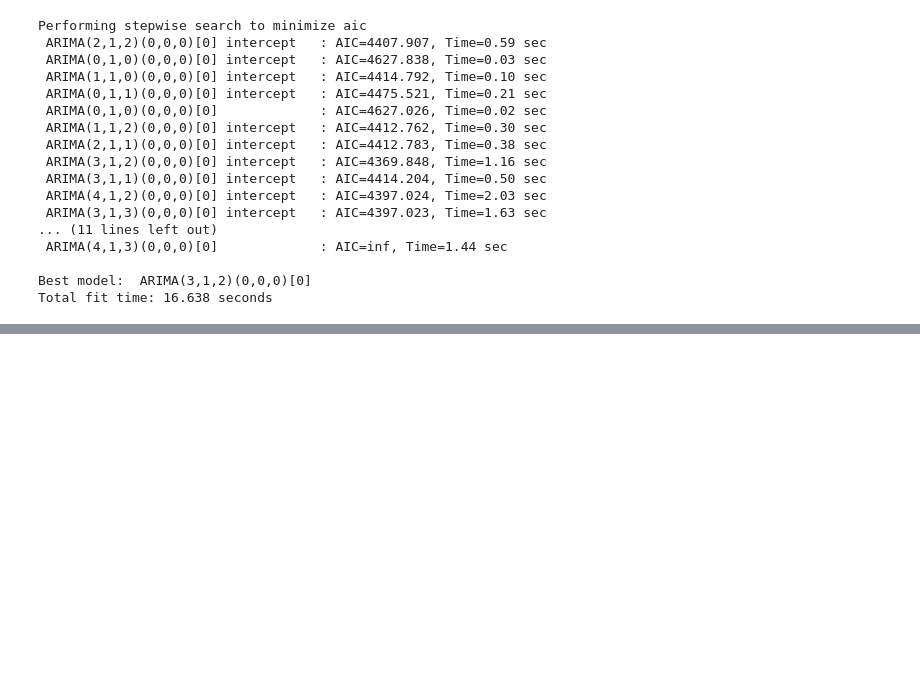
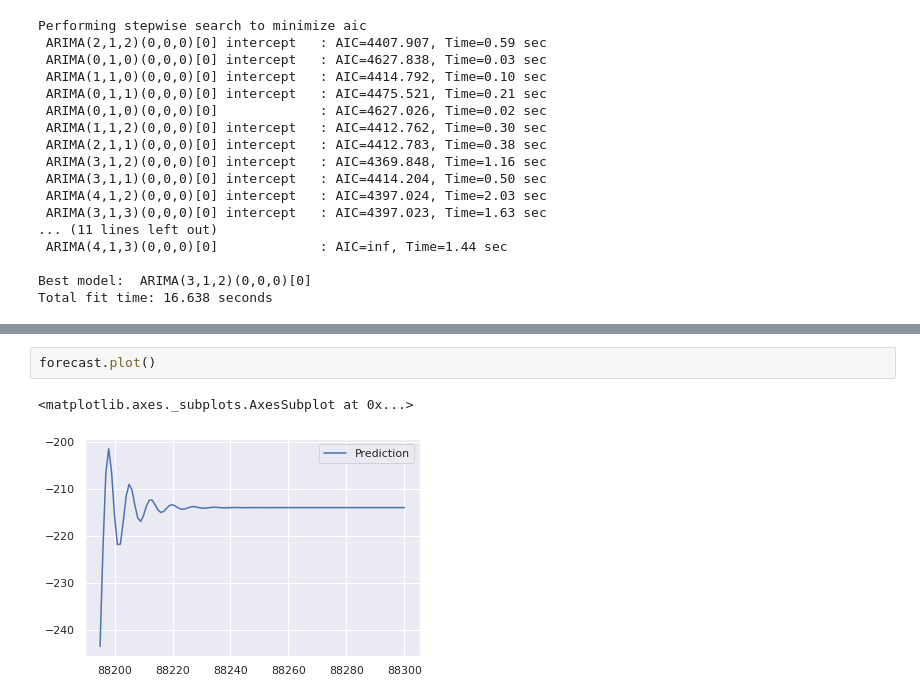
Before and after one commit to aramasethu/CS_573_project, a Jupyter notebook: Lag_model_CS_573.ipynb, the cells around one changed output, grey strips where cells are left out. Drawn from its saved outputs; the diff is of its cells as text; blank space fills up the shorter version.

```diff
--- a/Lag_model_CS_573.ipynb
+++ b/Lag_model_CS_573.ipynb
@@ -508,0 +554,5 @@ Total fit time: 16.638 seconds
+# %%
+forecast.plot()
+# %% [output]
+<matplotlib.axes._subplots.AxesSubplot at 0x...>
+[figure, added]
```
Also changed, not shown: parts of 10 cells of this notebook.
